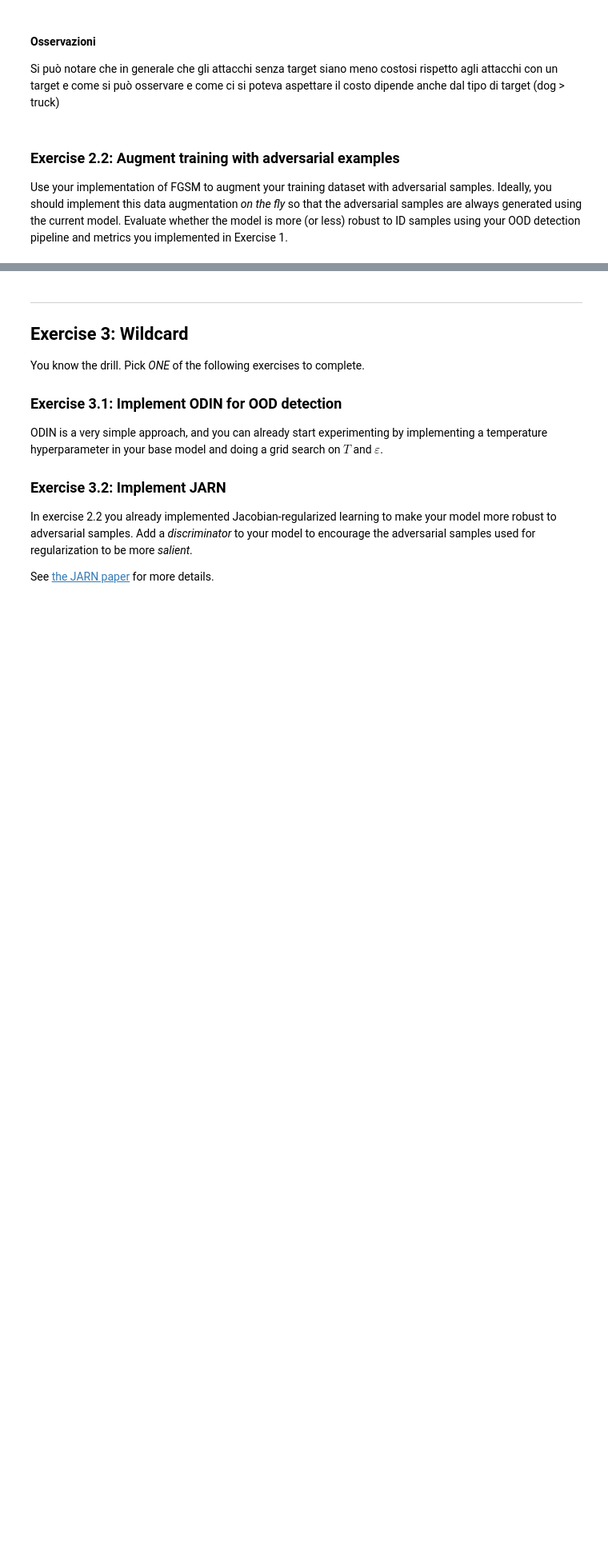
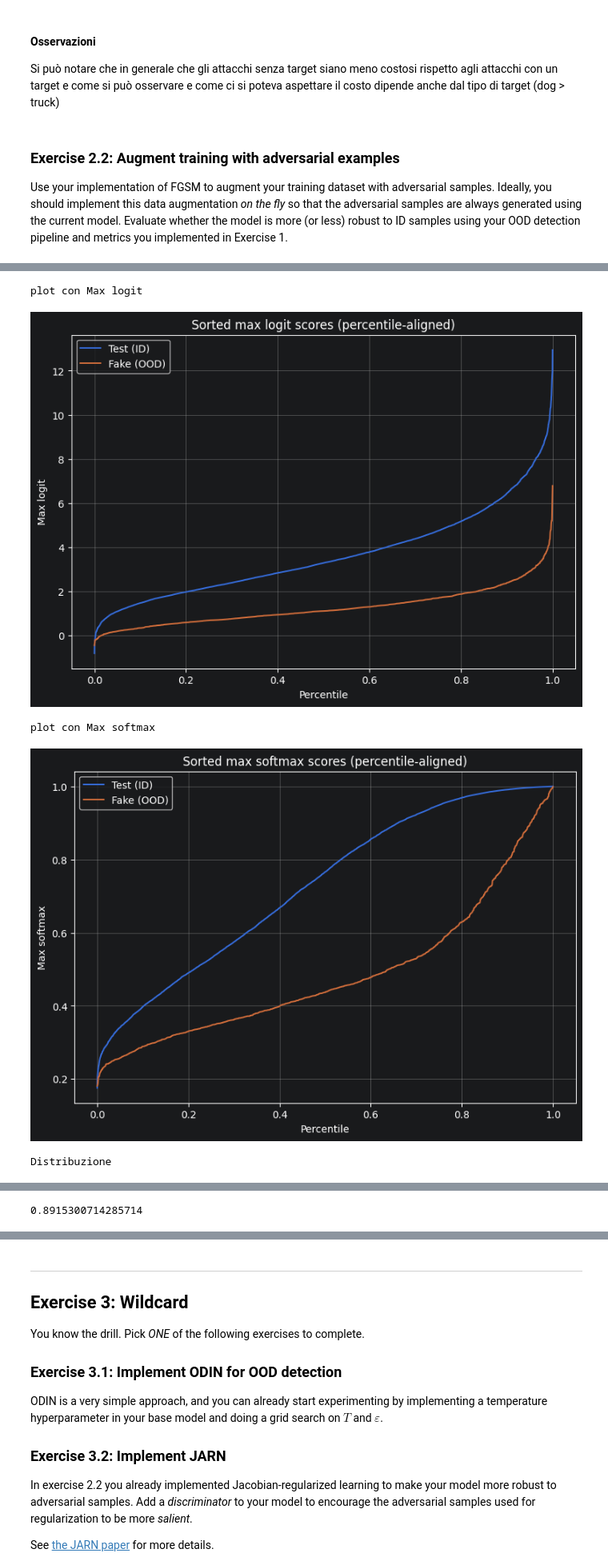
Before and after one commit to Pennelli02/DLA_Labs, a Jupyter notebook: Lab4/Lab4_OOD.ipynb, the cells around one changed output, grey strips where cells are left out. Shown at 80% size. Saved outputs shown, nothing was run; the diff lists cells and outputs as text; code cells hidden in the pictures; blank space fills up the shorter version.

```diff
--- a/Lab4/Lab4_OOD.ipynb
+++ b/Lab4/Lab4_OOD.ipynb
@@ -778,7 +809,7 @@ Estimated Total Size (MB): 10373.74
 model_name= "simplecnn"
 batch_size= 128
 epochs = 30
-lr = 0.01
+lr = 1e-3
 image_size = 32
 #----------------------
 
@@ -1438,0 +1528,23 @@ Use your implementation of FGSM to augment your training dataset with adversaria
+# %%
+print("plot con Max logit")
+ID_result, OOD_result = plot_sorted_scores(model, device, test_dl, OOD_dl, max_logit, score_name="Max logit")
+
+print("plot con Max softmax")
+plot_sorted_scores(model, device, test_dl, OOD_dl, max_softmax, score_name="Max softmax")
+
+print("Distribuzione")
+plot_score_distributions(ID_result, OOD_result, score_name="Max Logit")
+
+roc, score_ID, score_OOD = plot_roc_curve(model, device, test_dl, OOD_dl, score_function=max_logit, title="Roc Curve - Max Logit - SimpleCNN + adv")
+print(roc)
+
+roc, score_ID, score_OOD = plot_roc_curve(model, device, test_dl, OOD_dl, score_function=max_softmax, title="Roc Curve - Max Softmax - SimpleCNN + adv")
+print(roc)
+
+free_gpu_memory(model)
+# %% [output]
+plot con Max logit
+[figure, added]
+plot con Max softmax
+[figure, added]
+Distribuzione
@@ -1438,0 +1553 @@ Use your implementation of FGSM to augment your training dataset with adversaria
+0.8915300714285714
```
Also changed, not shown: parts of 6 cells of this notebook.
